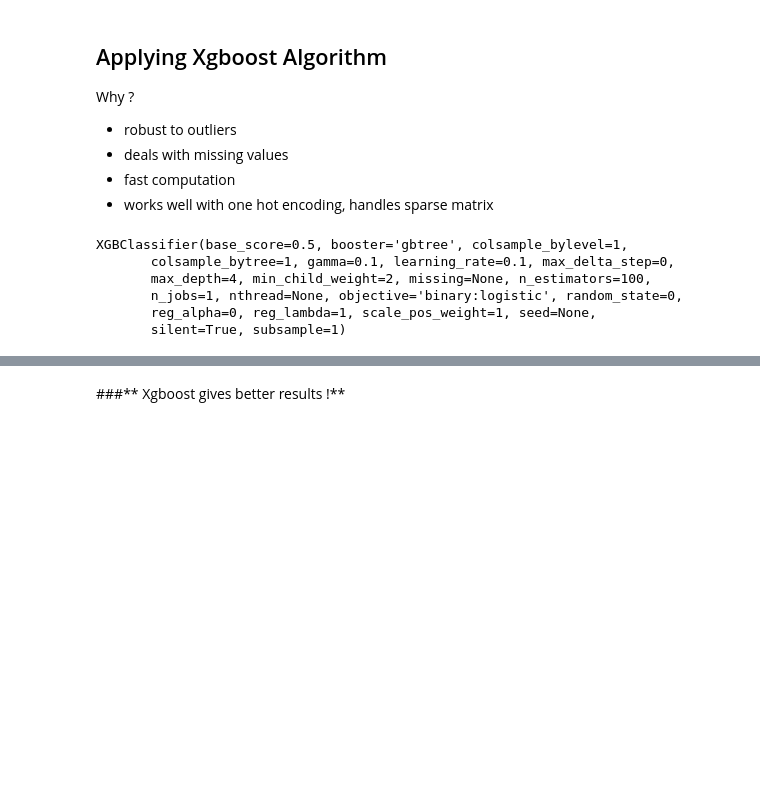
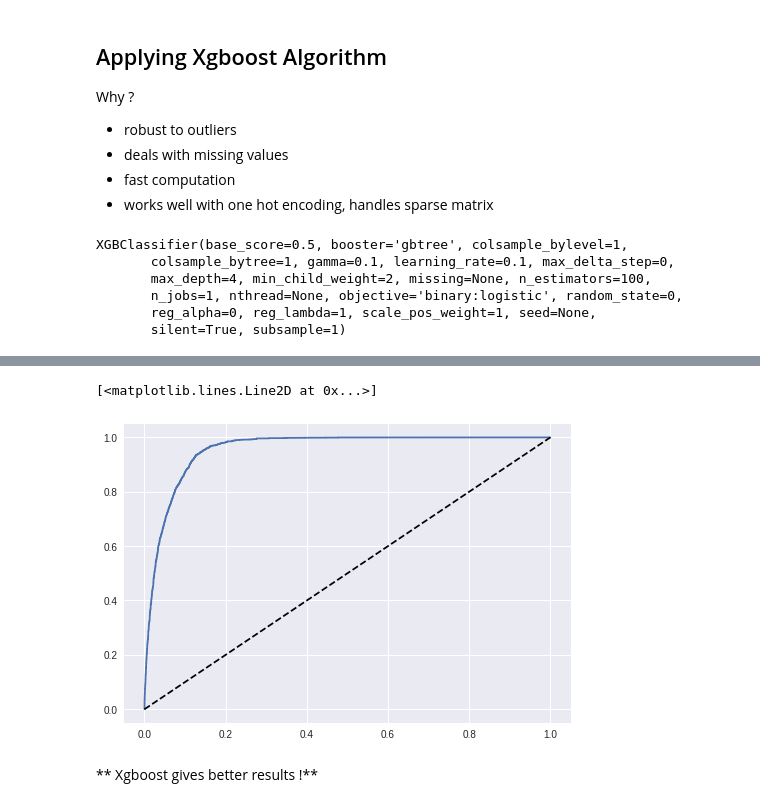
Before and after one commit to dishha/Bank-Marketing-Data-Analysis, a Jupyter notebook: UCI.ipynb, the cells around one changed output, grey strips where cells are left out. Saved outputs shown, nothing was run; the diff lists cells and outputs as text; code cells hidden in the pictures; blank space fills up the shorter version.

```diff
--- a/UCI.ipynb
+++ b/UCI.ipynb
@@ -303,6 +302,4 @@ remove_na is deprecated and is a private function. Do not use.
 [figure]
 # %% [markdown]
 ###  **The age, marital status, job, and education matters a lot to features such as housing, loan,  credit default**
-# %%
-df = df.drop(df.loc[df["marital"] == "unknown"].index)
 # %%
@@ -320,5 +317,3 @@ Name: education, dtype: int64
-# %%
-df = df.drop(df.loc[df["education"] == "unknown"].index)
 # %%
 df.columns
 # %% [output]
@@ -499,7 +494,7 @@ y_s = df_sampled["y"]
 # %% [markdown]
 ### Splitiing data
 # %%
-X_train, X_test, y_train, y_test = train_test_split(X_s, y_s, test_size=0.3, random_state=2)
+X_train, X_test, y_train, y_test = train_test_split(X_s, y_s, test_size=0.2, random_state=2)
 # %% [markdown]
 ## Applying Logistic Regression
 # %%
@@ -622,2 +617,10 @@ Area under the curve : 0.892587
+# %%
+y_pred_prob = clf.predict_proba(X_test)[:,1]
+fpr, tpr, thresholds = metrics.roc_curve(y_test, y_pred_prob)
+plt.plot(fpr, tpr, label='ROC curve')
+plt.plot([0, 1], [0, 1], 'k--', label='Random guess')
+# %% [output]
+[<matplotlib.lines.Line2D at 0x...>]
+[figure, added]
 # %% [markdown]
-###** Xgboost gives better results !**
+** Xgboost gives better results !**
```
Also changed, not shown: parts of 10 cells of this notebook.
